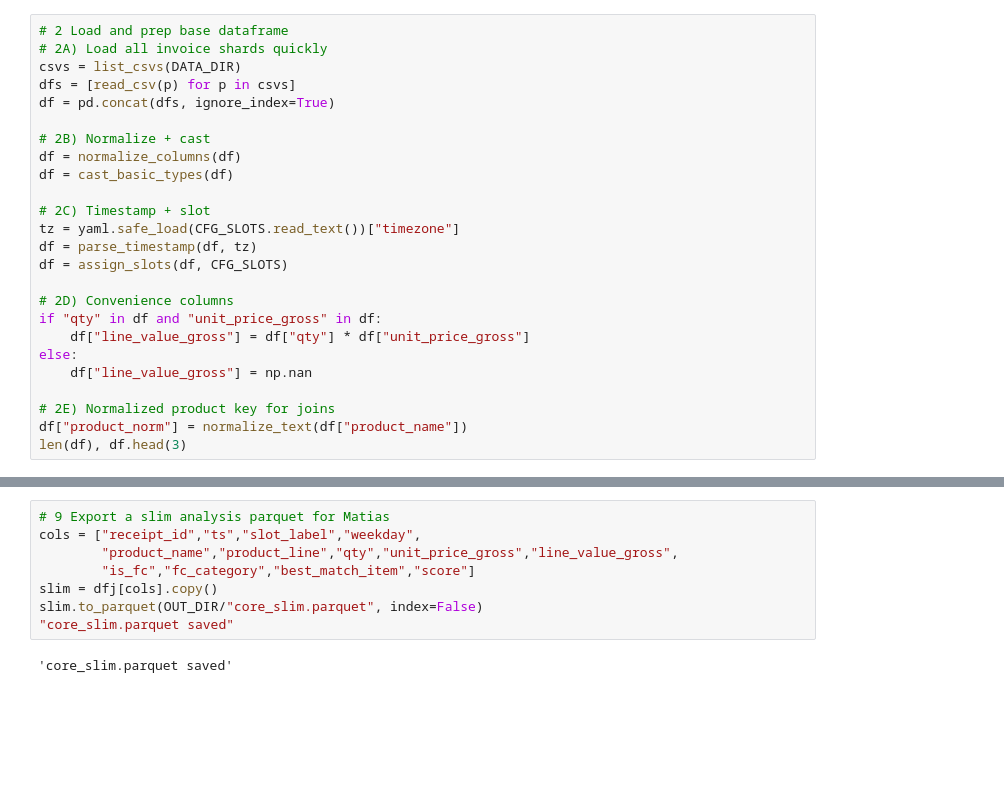
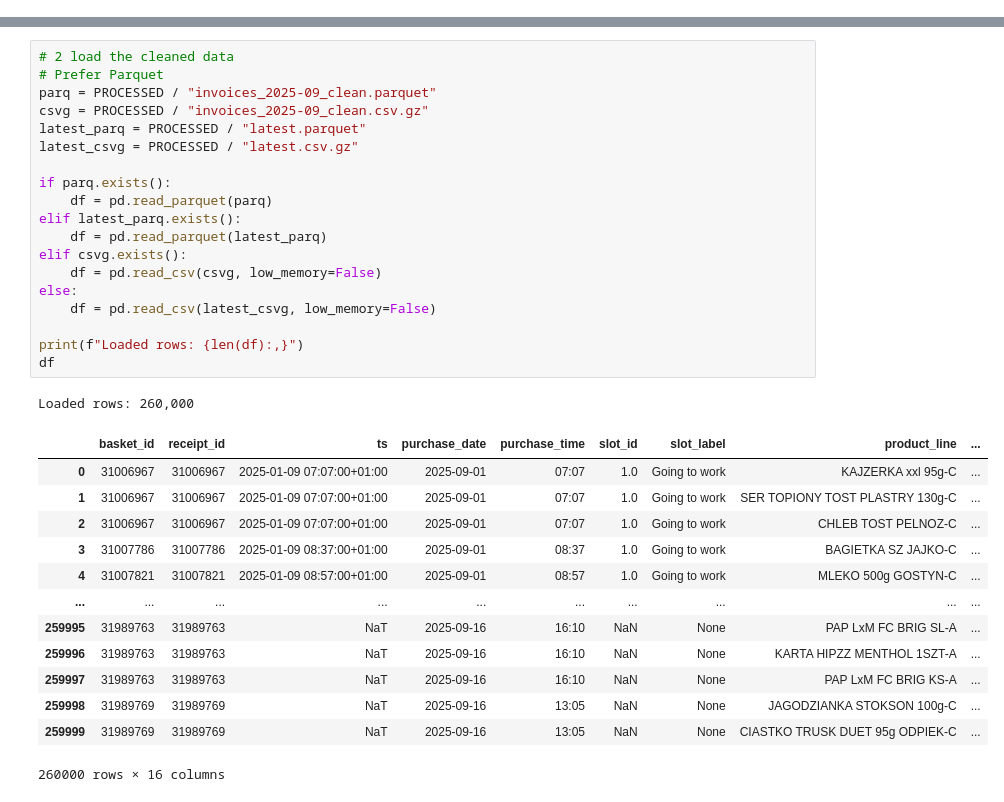
Before and after one commit to alonbenach/invoice-analysis, a Jupyter notebook: notebooks/02_core_analysis.ipynb, the cells around one changed output, grey strips where cells are left out. Cells and saved outputs as stored; diff of their text form; blank space fills up the shorter version.

```diff
--- a/notebooks/02_core_analysis.ipynb
+++ b/notebooks/02_core_analysis.ipynb
@@ -38,25 +43,0 @@ The autoreload extension is already loaded. To reload it, use:
-# %%
-# 2 Load and prep base dataframe
-# 2A) Load all invoice shards quickly
-csvs = list_csvs(DATA_DIR)
-dfs = [read_csv(p) for p in csvs]
-df = pd.concat(dfs, ignore_index=True)
-
-# 2B) Normalize + cast
-df = normalize_columns(df)
-df = cast_basic_types(df)
-
-# 2C) Timestamp + slot
-tz = yaml.safe_load(CFG_SLOTS.read_text())["timezone"]
-df = parse_timestamp(df, tz)
-df = assign_slots(df, CFG_SLOTS)
-
-# 2D) Convenience columns
-if "qty" in df and "unit_price_gross" in df:
-    df["line_value_gross"] = df["qty"] * df["unit_price_gross"]
-else:
-    df["line_value_gross"] = np.nan
-
-# 2E) Normalized product key for joins
-df["product_norm"] = normalize_text(df["product_name"])
-len(df), df.head(3)
@@ -274,10 +44,34 @@ save_bar(units_share_fc_wd, "FC units share by weekday", PLOTS/"units_share_fc_b
-# %%
-# 9 Export a slim analysis parquet for Matias
-cols = ["receipt_id","ts","slot_label","weekday",
-        "product_name","product_line","qty","unit_price_gross","line_value_gross",
-        "is_fc","fc_category","best_match_item","score"]
-slim = dfj[cols].copy()
-slim.to_parquet(OUT_DIR/"core_slim.parquet", index=False)
-"core_slim.parquet saved"
-# %% [output]
-'core_slim.parquet saved'
+# %%
+# 2 load the cleaned data
+# Prefer Parquet
+parq = PROCESSED / "invoices_2025-09_clean.parquet"
+csvg = PROCESSED / "invoices_2025-09_clean.csv.gz"
+latest_parq = PROCESSED / "latest.parquet"
+latest_csvg = PROCESSED / "latest.csv.gz"
+
+if parq.exists():
+    df = pd.read_parquet(parq)
+elif latest_parq.exists():
+    df = pd.read_parquet(latest_parq)
+elif csvg.exists():
+    df = pd.read_csv(csvg, low_memory=False)
+else:
+    df = pd.read_csv(latest_csvg, low_memory=False)
+
+print(f"Loaded rows: {len(df):,}")
+df
+# %% [output]
+Loaded rows: 260,000
+|  | basket_id | receipt_id | ts | purchase_date | purchase_time | slot_id | slot_label | product_line | ... |
+| 0 | 31006967 | 31006967 | 2025-01-09 07:07:00+01:00 | 2025-09-01 | 07:07 | 1.0 | Going to work | KAJZERKA xxl 95g-C | ... |
+| 1 | 31006967 | 31006967 | 2025-01-09 07:07:00+01:00 | 2025-09-01 | 07:07 | 1.0 | Going to work | SER TOPIONY TOST PLASTRY 130g-C | ... |
+| 2 | 31006967 | 31006967 | 2025-01-09 07:07:00+01:00 | 2025-09-01 | 07:07 | 1.0 | Going to work | CHLEB TOST PELNOZ-C | ... |
+| 3 | 31007786 | 31007786 | 2025-01-09 08:37:00+01:00 | 2025-09-01 | 08:37 | 1.0 | Going to work | BAGIETKA SZ JAJKO-C | ... |
+| 4 | 31007821 | 31007821 | 2025-01-09 08:57:00+01:00 | 2025-09-01 | 08:57 | 1.0 | Going to work | MLEKO 500g GOSTYN-C | ... |
+| ... | ... | ... | ... | ... | ... | ... | ... | ... | ... |
+| 259995 | 31989763 | 31989763 | NaT | 2025-09-16 | 16:10 | NaN | None | PAP LxM FC BRIG SL-A | ... |
+| 259996 | 31989763 | 31989763 | NaT | 2025-09-16 | 16:10 | NaN | None | KARTA HIPZZ MENTHOL 1SZT-A | ... |
+| 259997 | 31989763 | 31989763 | NaT | 2025-09-16 | 16:10 | NaN | None | PAP LxM FC BRIG KS-A | ... |
+| 259998 | 31989769 | 31989769 | NaT | 2025-09-16 | 13:05 | NaN | None | JAGODZIANKA STOKSON 100g-C | ... |
+| 259999 | 31989769 | 31989769 | NaT | 2025-09-16 | 13:05 | NaN | None | CIASTKO TRUSK DUET 95g ODPIEK-C | ... |
+260000 rows × 16 columns
```
Also changed, not shown: parts of 18 cells of this notebook, 1 other file.
